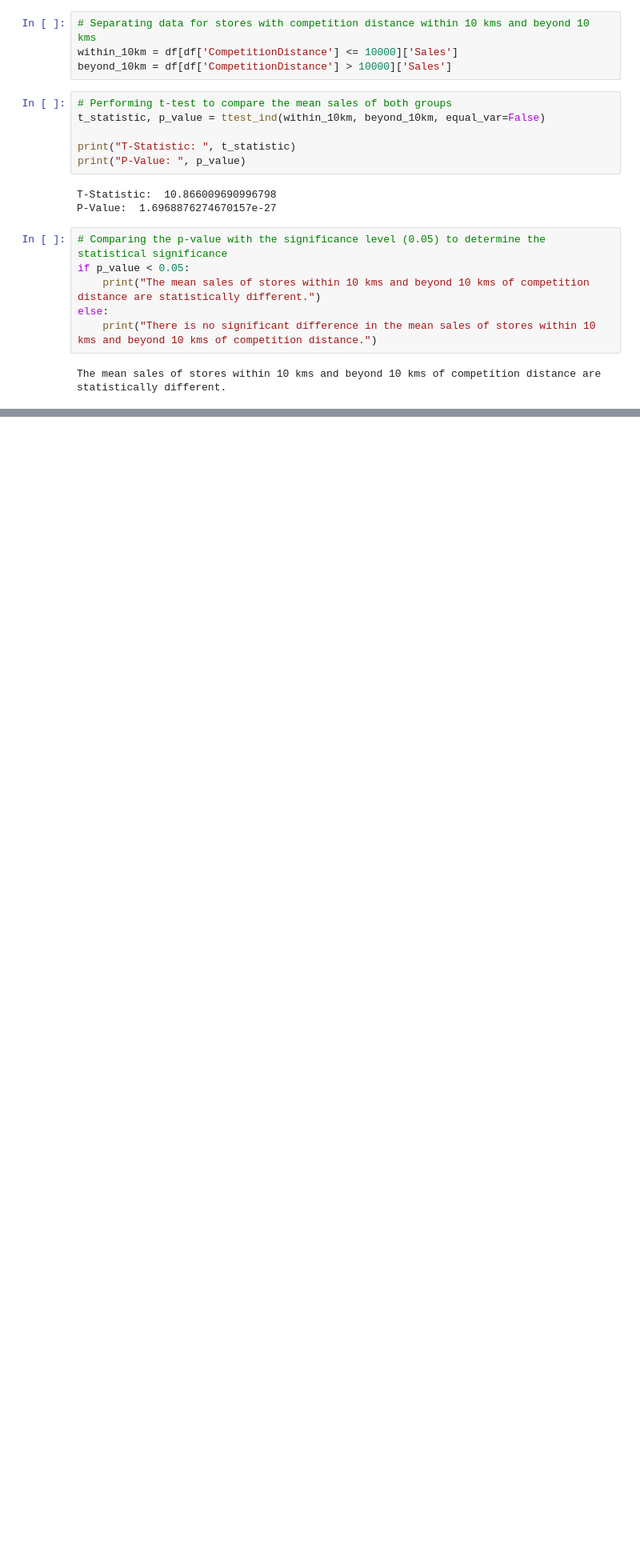
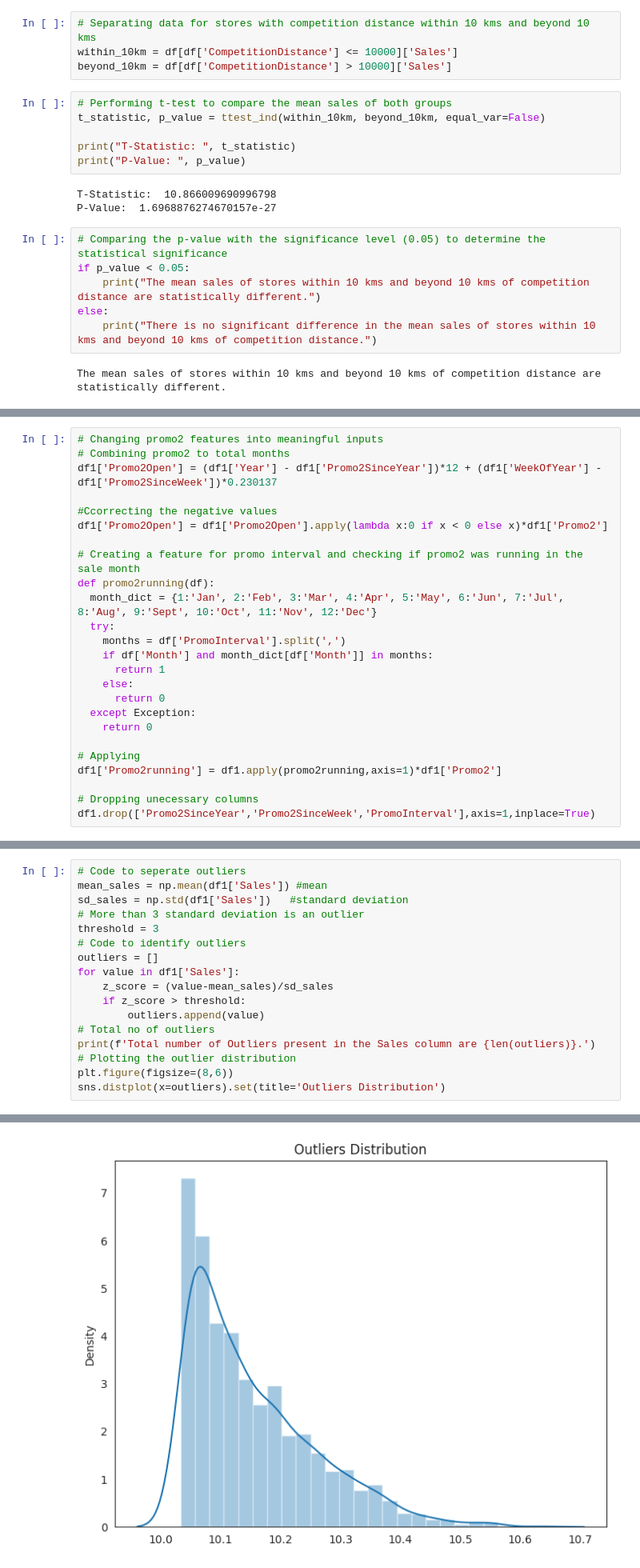
Before and after one commit to shrikantkute/Retail_Sales_Prediction, a Jupyter notebook: Retail_Sales_Prediction_Shrikant_Kute.ipynb, the cells around one changed output, grey strips where cells are left out. Shown at 80% size. Drawn from its saved outputs; the diff is of its cells as text; blank space fills up the shorter version.

```diff
--- a/Retail_Sales_Prediction_Shrikant_Kute.ipynb
+++ b/Retail_Sales_Prediction_Shrikant_Kute.ipynb
@@ -869,0 +948,25 @@ The mean sales of stores within 10 kms and beyond 10 kms of competition distance
+# %%
+# Changing promo2 features into meaningful inputs
+# Combining promo2 to total months
+df1['Promo2Open'] = (df1['Year'] - df1['Promo2SinceYear'])*12 + (df1['WeekOfYear'] - df1['Promo2SinceWeek'])*0.230137
+
+#Ccorrecting the negative values
+df1['Promo2Open'] = df1['Promo2Open'].apply(lambda x:0 if x < 0 else x)*df1['Promo2']
+
+# Creating a feature for promo interval and checking if promo2 was running in the sale month
+def promo2running(df):
+  month_dict = {1:'Jan', 2:'Feb', 3:'Mar', 4:'Apr', 5:'May', 6:'Jun', 7:'Jul', 8:'Aug', 9:'Sept', 10:'Oct', 11:'Nov', 12:'Dec'}
+  try:
+    months = df['PromoInterval'].split(',')
+    if df['Month'] and month_dict[df['Month']] in months:
+      return 1
+    else:
+      return 0
+  except Exception:
+    return 0
+
+# Applying
+df1['Promo2running'] = df1.apply(promo2running,axis=1)*df1['Promo2']
+
+# Dropping unecessary columns
+df1.drop(['Promo2SinceYear','Promo2SinceWeek','PromoInterval'],axis=1,inplace=True)
@@ -869,0 +991,18 @@ The mean sales of stores within 10 kms and beyond 10 kms of competition distance
+# %%
+# Code to seperate outliers
+mean_sales = np.mean(df1['Sales']) #mean
+sd_sales = np.std(df1['Sales'])   #standard deviation
+# More than 3 standard deviation is an outlier
+threshold = 3
+# Code to identify outliers
+outliers = []
+for value in df1['Sales']:
+    z_score = (value-mean_sales)/sd_sales
+    if z_score > threshold:
+        outliers.append(value)
+# Total no of outliers
+print(f'Total number of Outliers present in the Sales column are {len(outliers)}.')
+# Plotting the outlier distribution
+plt.figure(figsize=(8,6))
+sns.distplot(x=outliers).set(title='Outliers Distribution')
+# %% [output]
@@ -869,0 +1011 @@ The mean sales of stores within 10 kms and beyond 10 kms of competition distance
+[figure, added]
```
Also changed, not shown: parts of 36 cells of this notebook.
